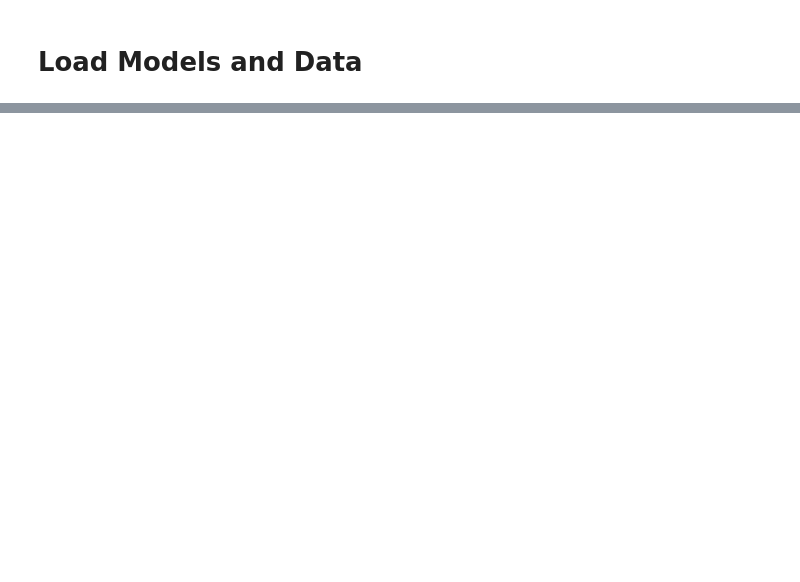
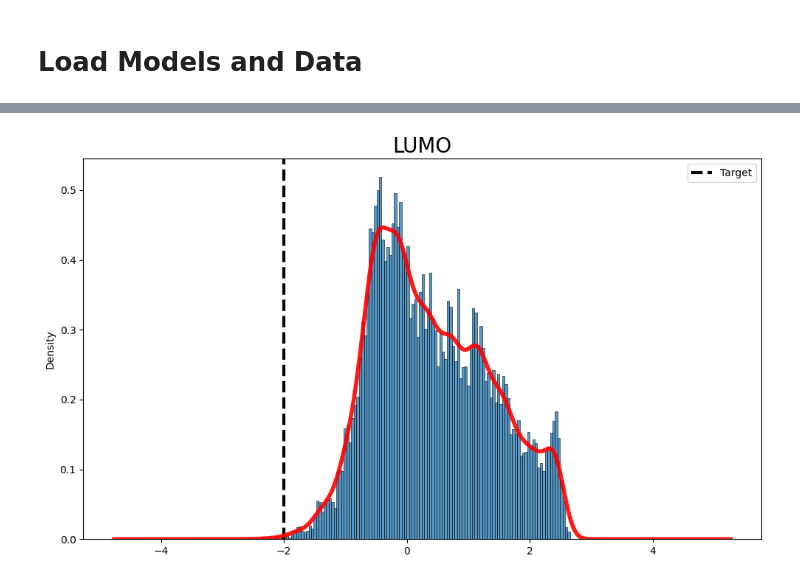
Before and after one commit to pkmtum/Molecular_Generative_Modeling, a Jupyter notebook: source/eval_inverse_design.ipynb, the cells around one changed output, grey strips where cells are left out. Saved outputs shown, nothing was run; the diff lists cells and outputs as text; code cells hidden in the pictures; blank space fills up the shorter version.

```diff
--- a/source/eval_inverse_design.ipynb
+++ b/source/eval_inverse_design.ipynb
@@ -202,0 +256,37 @@ plt.show()
+# %%
+# predict properties of decoded molecules
+
+generated_loader = DataLoader(dataset=generated_dataset, batch_size=1024)
+y_generated_list = []
+for batch in tqdm(generated_loader):
+    z = model.encode_mean(batch)
+    z = model.z_to_property_z(z)
+    y = model.denormalize_properties(model.predict_properties(z)[0].detach())
+    y_generated_list.append(y)
+
+y_generated = torch.cat(y_generated_list, dim=0)
+
+num_properties = len(model.properties)
+
+fig, axes = plt.subplots(nrows=1, ncols=num_properties, figsize=(10 * num_properties, 6))
+if num_properties == 1:
+    axes = [axes]
+
+density_sampled_list = []
+for i, property in enumerate(model.properties):
+    data = y_generated[:, i].cpu().numpy()
+    kde = gaussian_kde(data)
+    x_d = x_d_list[i]
+    density = kde(x_d)
+    density_sampled_list.append(density)
+
+    sns.histplot(data, bins=128, kde=False, stat='density', ax=axes[i])
+    axes[i].axvline(y_target[:, i].cpu().numpy(), color='k', linestyle='dashed', linewidth=3, label="Target")
+    axes[i].plot(x_d, density, color='red', linewidth=4, alpha=0.9)
+    axes[i].set_title(property.upper(), fontsize=20)
+    axes[i].legend()
+
+plt.tight_layout()
+plt.show()
+# %% [output]
+[figure, added]
```
Also changed, not shown: parts of 7 cells of this notebook, 7 other files.
